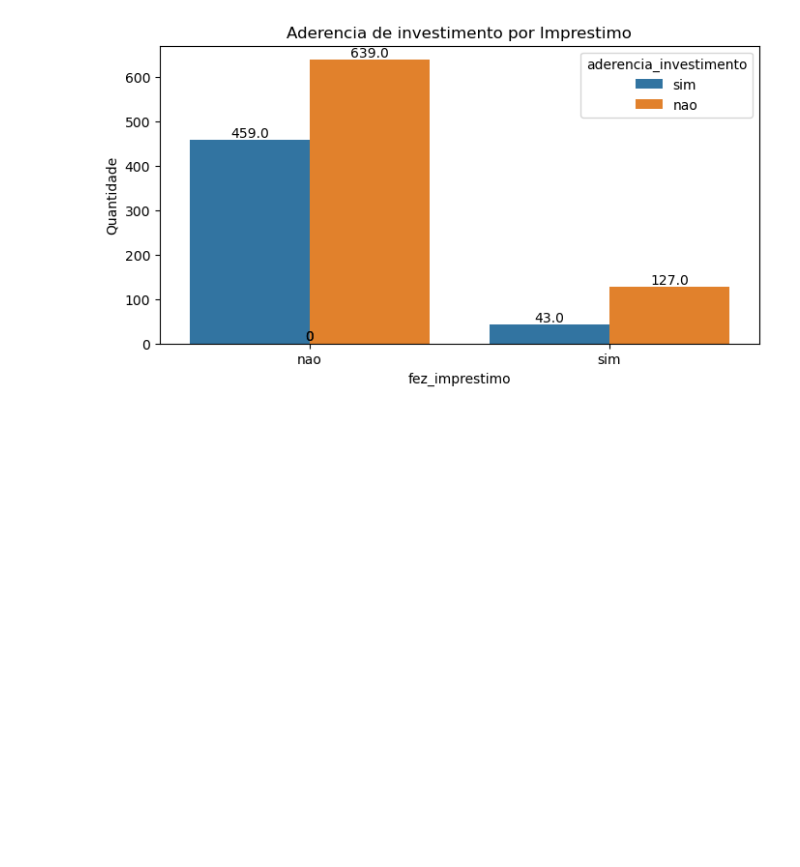
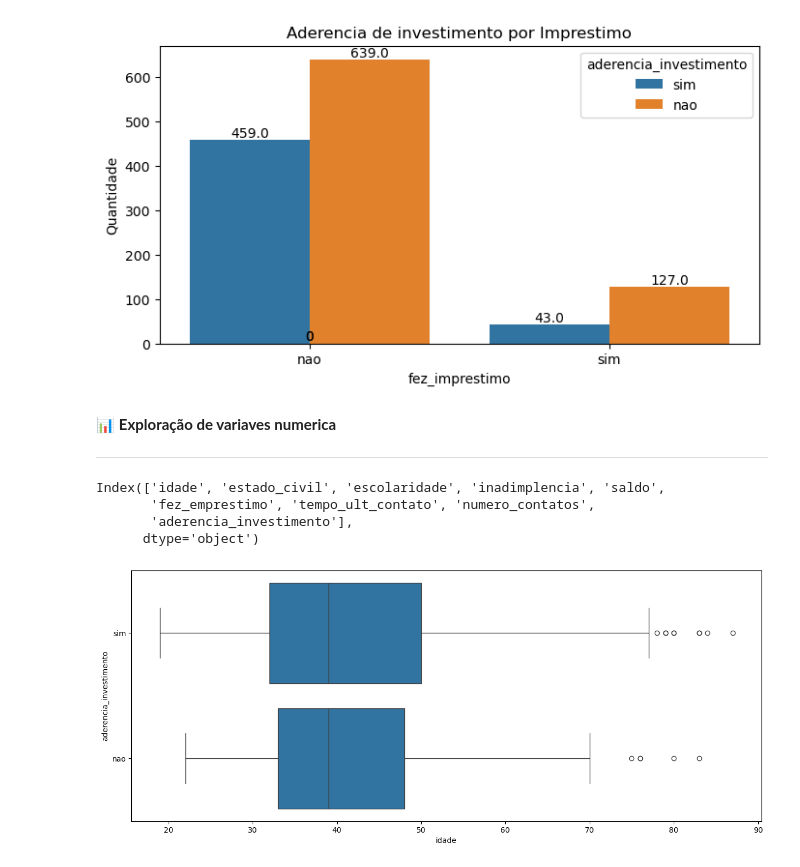
Before and after one commit to emersonsantosgithub/modelo-de-classificacao, a Jupyter notebook: Modelo-de-Classificacao.ipynb, the cells around one changed output. Drawn from its saved outputs; the diff is of its cells as text; code cells hidden in the pictures; blank space fills up the shorter version.

```diff
--- a/Modelo-de-Classificacao.ipynb
+++ b/Modelo-de-Classificacao.ipynb
@@ -123,3 +123,21 @@ for p in ax.patches:
 plt.show()
 # %% [output]
 [figure]
+# %% [markdown]
+ 📊 **Exploração de variaves numerica**
+
+ ---
+# %%
+df.columns
+# %% [output]
+Index(['idade', 'estado_civil', 'escolaridade', 'inadimplencia', 'saldo',
+       'fez_emprestimo', 'tempo_ult_contato', 'numero_contatos',
+       'aderencia_investimento'],
+      dtype='object')
+# %%
+plt.figure(figsize=(15,6))
+
+sns.boxplot(data=df, x='idade', y='aderencia_investimento',  width=0.8)
+plt.show()
+# %% [output]
+[figure, added]
```
Also changed, not shown: parts of 2 cells of this notebook.
